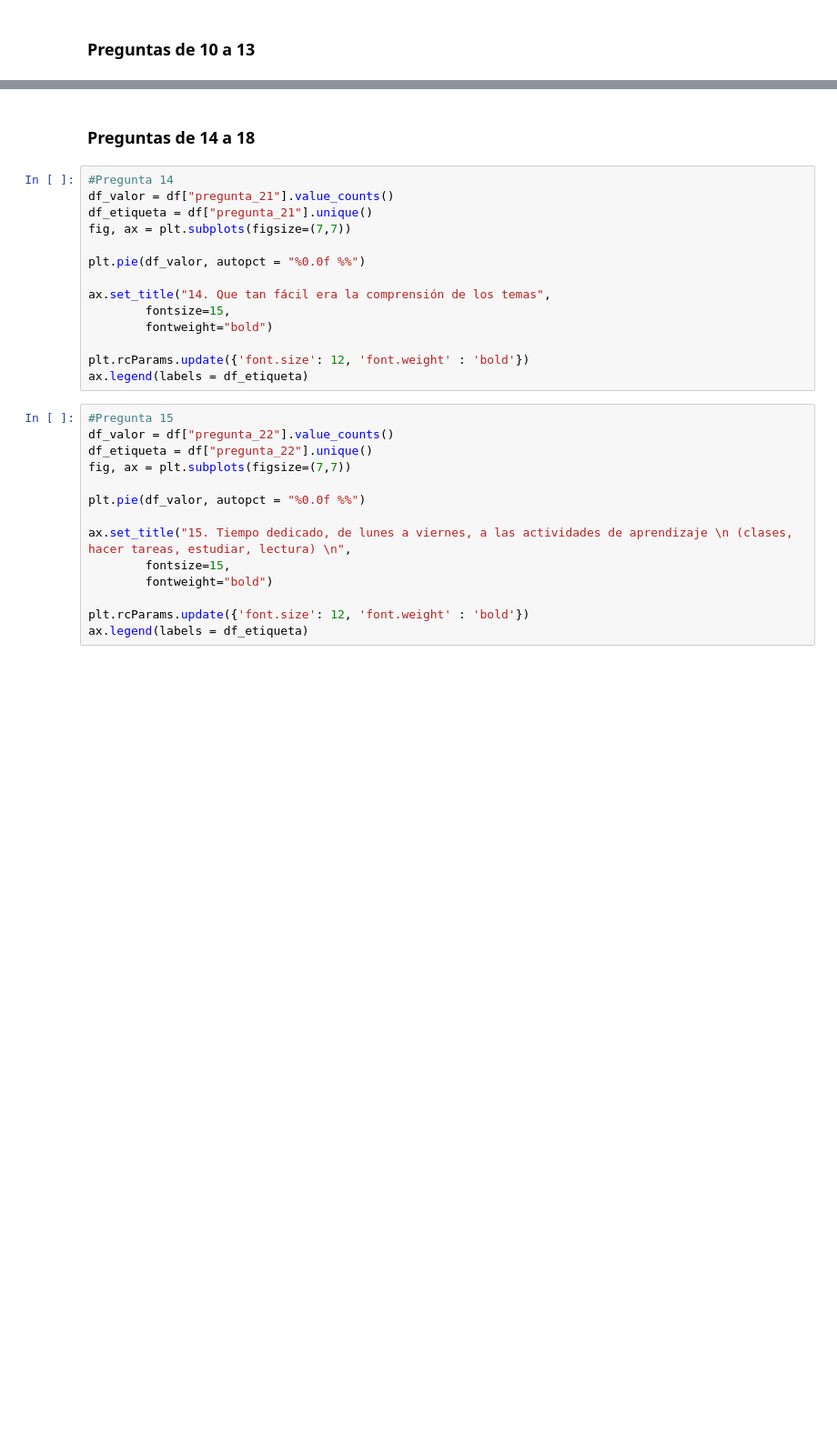
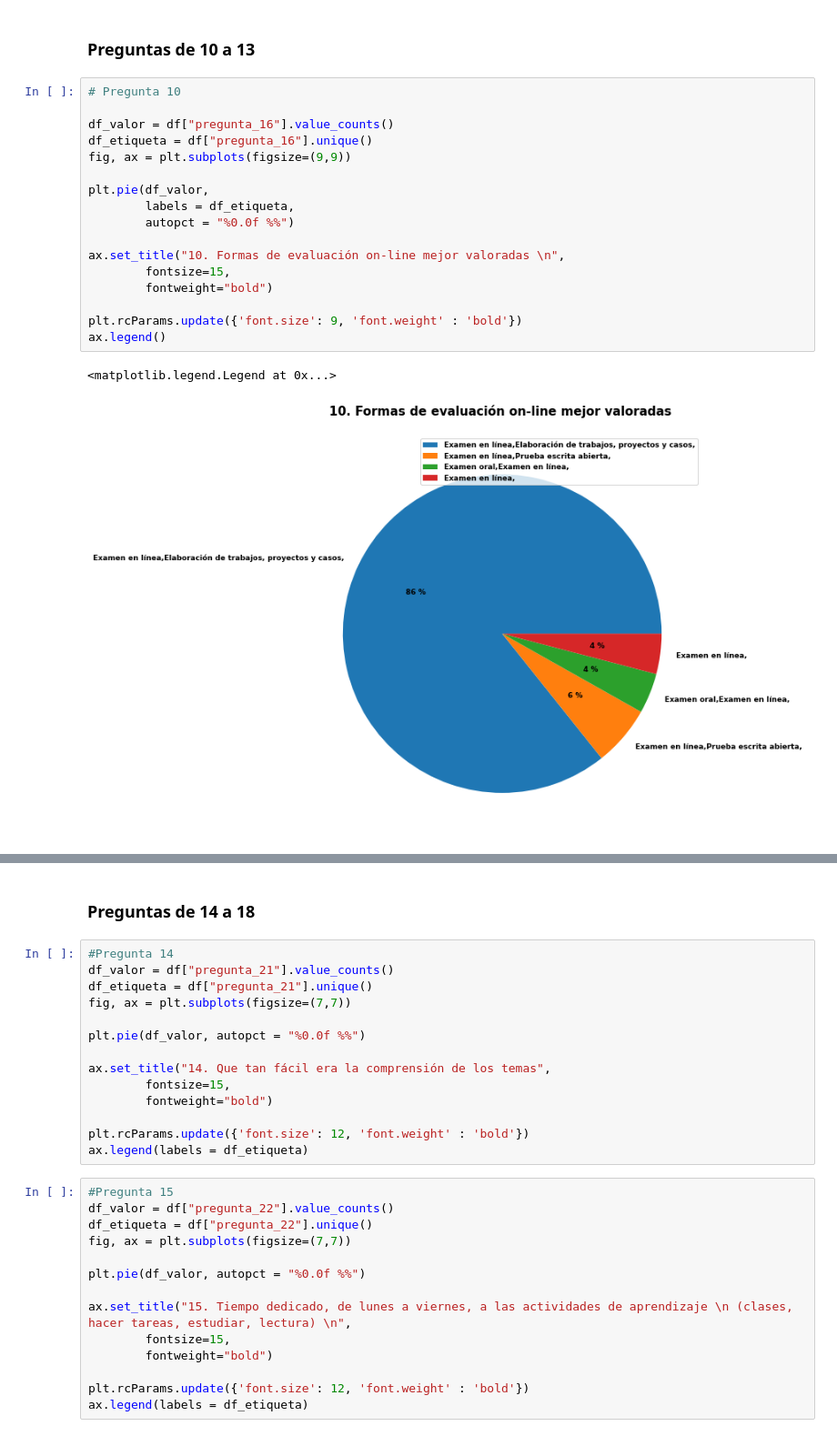
Before and after one commit to rubenramosDev/etl-python, a Jupyter notebook: 3er parcial/Graficas/GraficasIDGS.ipynb, the cells around one changed output, grey strips where cells are left out. Shown at 91% size. Drawn from its saved outputs; the diff is of its cells as text; blank space fills up the shorter version.

Commit message:
feat: :sparkles: agrega preguntas de 10 a 13

```diff
--- a/3er parcial/Graficas/GraficasIDGS.ipynb
+++ b/3er parcial/Graficas/GraficasIDGS.ipynb
@@ -205,2 +210,22 @@ ax.legend()
 # %% [markdown]
 ### Preguntas de 10 a 13
+# %%
+# Pregunta 10
+
+df_valor = df["pregunta_16"].value_counts()
+df_etiqueta = df["pregunta_16"].unique()
+fig, ax = plt.subplots(figsize=(9,9))
+
+plt.pie(df_valor,
+        labels = df_etiqueta,
+        autopct = "%0.0f %%")
+
+ax.set_title("10. Formas de evaluación on-line mejor valoradas \n",
+        fontsize=15,
+        fontweight="bold")
+
+plt.rcParams.update({'font.size': 9, 'font.weight' : 'bold'})
+ax.legend()
+# %% [output]
+<matplotlib.legend.Legend at 0x...>
+[figure, added]
```
Also changed, not shown: parts of 6 cells of this notebook, 1 other file.
